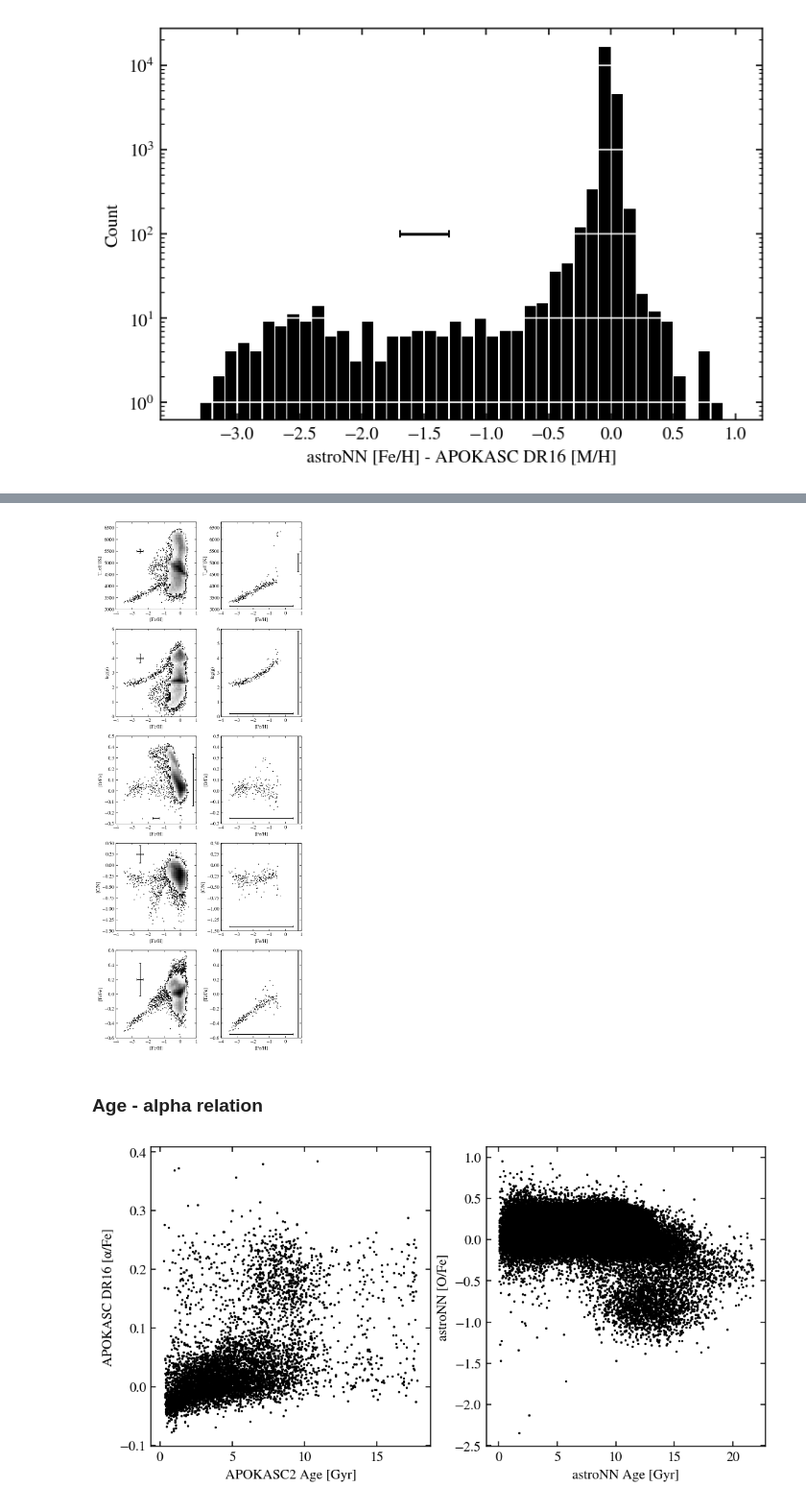
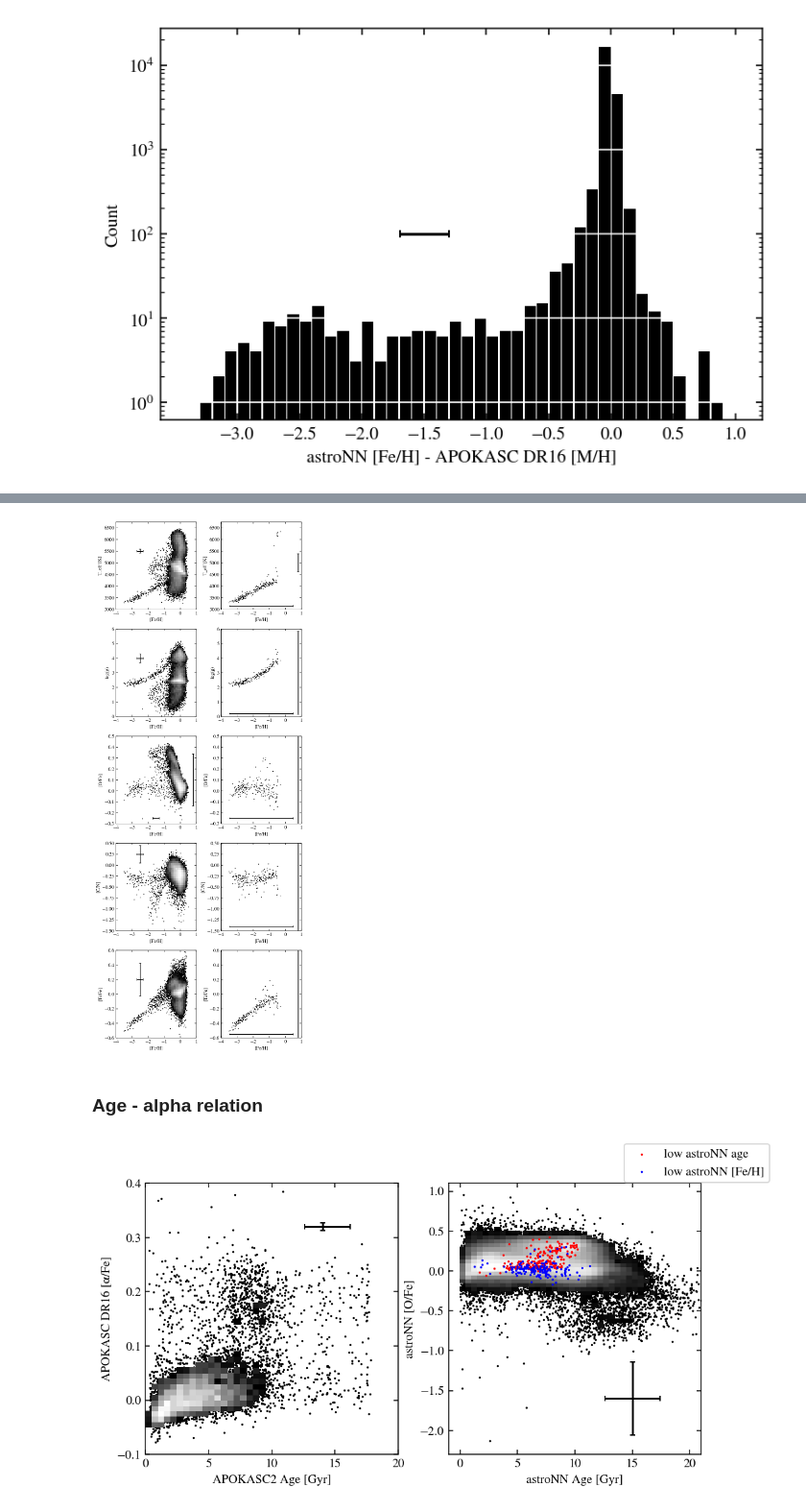
Before and after one commit to lodubay/first-year-project, a Jupyter notebook: compare_datasets.ipynb, the cells around one changed output, grey strips where cells are left out. Shown at 96% size. Saved outputs shown, nothing was run; the diff lists cells and outputs as text; code cells hidden in the pictures.

Commit message:
added sample counts and cleaned plots

```diff
--- a/compare_datasets.ipynb
+++ b/compare_datasets.ipynb
@@ -138,7 +183,7 @@ APOGEE_ID
 # Select targets with ages from both APOKASC and astroNN
 ages = stellar_params[(pd.notna(stellar_params['APOKASC2_AGE'])) &
                       (pd.notna(stellar_params['ASTRONN_AGE'])) &
-                      (pd.notna(stellar_params['APOKASC2_AGE_PERR']))]
+                      (pd.notna(stellar_params['APOKASC2_AGE_PERR']))].copy()
 
 age_diff = ages['ASTRONN_AGE'] - ages['APOKASC2_AGE']
 age_diff_err = np.array([quad_add(ages['ASTRONN_AGE_ERR'], ages['APOKASC2_AGE_MERR']),
@@ -370,7 +524,7 @@ ax = axs[0,1]
 # %%
 # Investigate low-[Fe/H] astroNN data
 
-metals = stellar_params[(pd.notna(stellar_params['ASTRONN_FE_H'])) & (pd.notna(stellar_params['DR16_M_H_COR']))]
+metals = stellar_params[(pd.notna(stellar_params['ASTRONN_FE_H'])) & (pd.notna(stellar_params['DR16_M_H_COR']))].copy()
 low_fe = metals[metals['ASTRONN_FE_H'] - metals['DR16_M_H_COR'] < -0.5]
 
 fig, axs = plt.subplots(5, 2, figsize=(6, 15), tight_layout=True)
@@ -380,7 +534,7 @@ ax = axs[0,0]
 ax.scatter(metals['ASTRONN_FE_H'], metals['ASTRONN_TEFF'], c='k', s=.5)
 ax.hist2d(metals['ASTRONN_FE_H'], metals['ASTRONN_TEFF'],
           bins=[np.arange(-4, 1.1, 0.1), np.arange(3000, 6600, 100)],
-          cmap='Greys', norm=colors.LogNorm(), cmin=10)
+          cmap='gray', norm=colors.LogNorm(), cmin=10)
 ax.errorbar(-2.5, 5500,
             xerr=rms(metals['ASTRONN_FE_H_ERR']),
             yerr=rms(metals['ASTRONN_TEFF_ERR']),
@@ -408,7 +562,7 @@ ax = axs[1,0]
 ax.scatter(metals['ASTRONN_FE_H'], metals['ASTRONN_LOGG'], c='k', s=.5)
 ax.hist2d(metals['ASTRONN_FE_H'], metals['ASTRONN_LOGG'],
           bins=[np.arange(-4, 1.1, 0.1), np.arange(0, 5.1, 0.1)],
-          cmap='Greys', norm=colors.LogNorm(), cmin=10)
+          cmap='gray', norm=colors.LogNorm(), cmin=10)
 ax.errorbar(-2.5, 4,
             xerr=rms(metals['ASTRONN_FE_H_ERR']),
             yerr=rms(metals['ASTRONN_LOGG_ERR']),
@@ -436,7 +590,7 @@ ax = axs[2,0]
 ax.scatter(metals['ASTRONN_FE_H'], metals['ASTRONN_O_FE'], c='k', s=.5)
 ax.hist2d(metals['ASTRONN_FE_H'], metals['ASTRONN_O_FE'],
           bins=[np.arange(-4, 1.1, 0.1), np.arange(-0.3, 0.52, 0.02)],
-          cmap='Greys', norm=colors.LogNorm(), cmin=10)
+          cmap='gray', norm=colors.LogNorm(), cmin=10)
 ax.errorbar(-1.5, -0.25,
             xerr=rms(metals['ASTRONN_FE_H_ERR']),
             c='k', capsize=2)
@@ -466,7 +620,7 @@ ax = axs[3,0]
 ax.scatter(metals['ASTRONN_FE_H'], metals['ASTRONN_C_N'], c='k', s=.5)
 ax.hist2d(metals['ASTRONN_FE_H'], metals['ASTRONN_C_N'],
           bins=[np.arange(-4, 1.1, 0.1), np.arange(-1.5, 0.55, 0.05)],
-          cmap='Greys', norm=colors.LogNorm(), cmin=10)
+          cmap='gray', norm=colors.LogNorm(), cmin=10)
 ax.errorbar(-2.5, 0.25,
             xerr=rms(metals['ASTRONN_FE_H_ERR']),
             yerr=rms(metals['ASTRONN_C_N_ERR']),
@@ -494,7 +648,7 @@ ax = axs[4,0]
 ax.scatter(metals['ASTRONN_FE_H'], metals['ASTRONN_TI_FE'], c='k', s=.5)
 ax.hist2d(metals['ASTRONN_FE_H'], metals['ASTRONN_TI_FE'],
           bins=[np.arange(-4, 1.1, 0.1), np.arange(-0.6, 0.62, 0.02)],
-          cmap='Greys', norm=colors.LogNorm(), cmin=10)
+          cmap='gray', norm=colors.LogNorm(), cmin=10)
 ax.errorbar(-2.5, 0.2,
             xerr=rms(metals['ASTRONN_FE_H_ERR']),
             yerr=rms(metals['ASTRONN_TI_FE_ERR']),
@@ -519,25 +673,45 @@ ax.set_ylabel('[Ti/Fe]')
 
 plt.show()
 # %% [output]
-[figure, old version]
+[figure, new version]
 # %% [markdown]
 ### Age - alpha relation
 # %%
 fig, axs = plt.subplots(1, 2, figsize=(8, 4))
 # APOKASC data
 ax = axs[0]
-age_alpha = stellar_params[(pd.notna(stellar_params['APOKASC2_AGE'])) & (pd.notna(stellar_params['DR16_ALP_M_COR']))]
+age_alpha = stellar_params[(pd.notna(stellar_params['APOKASC2_AGE'])) & (pd.notna(stellar_params['DR16_ALP_M_COR']))].copy()
 ax.scatter(age_alpha['APOKASC2_AGE'], age_alpha['DR16_ALP_M_COR'], c='k', s=.5)
+ax.hist2d(age_alpha['APOKASC2_AGE'], age_alpha['DR16_ALP_M_COR'],
+          bins=[np.arange(0, 20.5, 0.5), np.arange(-0.1, 0.41, 0.01)],
+          cmap='gray', norm=colors.LogNorm(), cmin=10)
+ax.errorbar(14, 0.32,
+            xerr=[[rms(age_alpha['APOKASC2_AGE_MERR'])],
+                  [rms(age_alpha['APOKASC2_AGE_PERR'])]],
+            yerr=rms(age_alpha['DR16_ALP_M_COR_ERR']), c='k', capsize=2)
 ax.set_xlabel('APOKASC2 Age [Gyr]')
 ax.set_ylabel('APOKASC DR16 [α/Fe]')
 
 # astroNN data
 ax = axs[1]
-age_alpha = stellar_params[(pd.notna(stellar_params['ASTRONN_AGE'])) & (pd.notna(stellar_params['ASTRONN_O_FE']))]
+age_alpha = stellar_params[(pd.notna(stellar_params['ASTRONN_AGE'])) & (pd.notna(stellar_params['ASTRONN_O_FE']))].copy()
 age_alpha.drop(age_alpha[(age_alpha['ASTRONN_O_FE'] < -3) | (age_alpha['ASTRONN_O_FE'] > 1)].index, inplace=True)
+age_alpha.drop(age_alpha[age_alpha['ASTRONN_O_FE_ERR'] > 4].index, inplace=True)
+low_fe = age_alpha[age_alpha['ASTRONN_FE_H'] - age_alpha['DR16_M_H_COR'] < -0.5].copy()
+low_age = age_alpha[pd.notna(age_alpha['ASTRONN_AGE']) & pd.notna(age_alpha['APOKASC2_AGE'])].copy()
+low_age = low_age[prob_outlier(low_age['ASTRONN_AGE'] - low_age['APOKASC2_AGE']) > 0.5]
 ax.scatter(age_alpha['ASTRONN_AGE'], age_alpha['ASTRONN_O_FE'], c='k', s=.5)
+ax.hist2d(age_alpha['ASTRONN_AGE'], age_alpha['ASTRONN_O_FE'],
+          bins=[np.arange(0, 20.5, 0.5), np.arange(-3, 1.05, 0.05)],
+          cmap='gray', norm=colors.LogNorm(), cmin=10)
+ax.scatter(low_age['ASTRONN_AGE'], low_age['ASTRONN_O_FE'], c='r', s=.6, label='low astroNN age')
+ax.scatter(low_fe['ASTRONN_AGE'], low_fe['ASTRONN_O_FE'], c='b', s=.6, label='low astroNN [Fe/H]')
+ax.errorbar(15, -1.6, xerr=rms(age_alpha['ASTRONN_AGE_ERR']), yerr=rms(age_alpha['ASTRONN_O_FE_ERR']), c='k', capsize=2)
+ax.set_xlim((-1, 21))
+ax.set_ylim((-2.3, 1.1))
 ax.set_xlabel('astroNN Age [Gyr]')
 ax.set_ylabel('astroNN [O/Fe]')
+fig.legend()
 plt.show()
 # %% [output]
-[figure, old version]
+[figure, new version]
```
Also changed, not shown: parts of 11 cells of this notebook, 2 other files.
